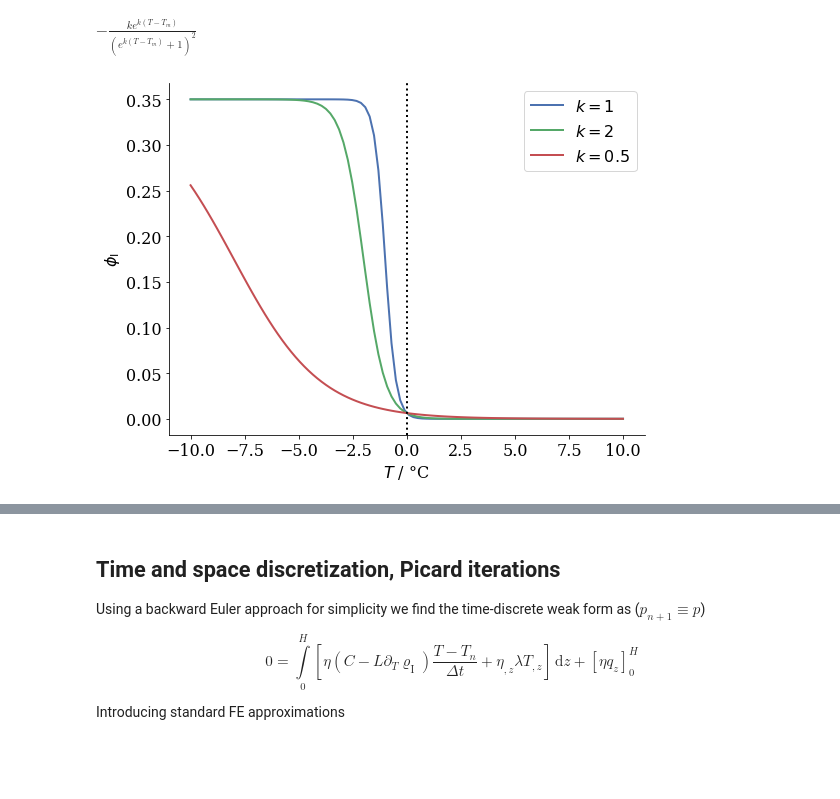
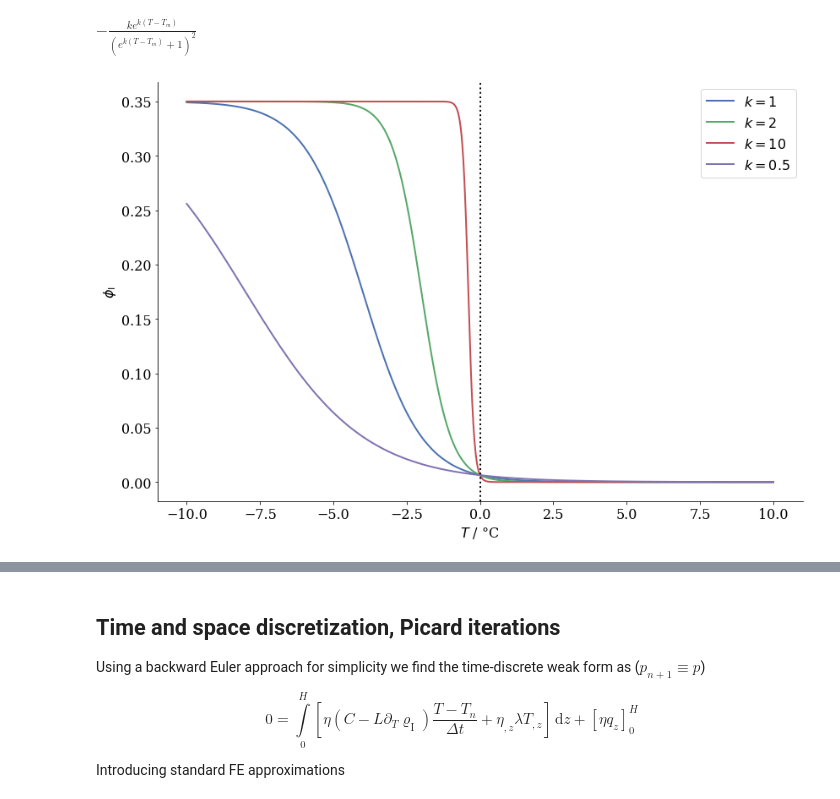
Before and after one commit to nagelt/Numerical_Methods_Introduction, a Jupyter notebook: 10_freeze_thaw.ipynb, the cells around one changed output, grey strips where cells are left out. Saved outputs shown, nothing was run; the diff lists cells and outputs as text; code cells hidden in the pictures; blank space fills up the shorter version.

```diff
--- a/10_freeze_thaw.ipynb
+++ b/10_freeze_thaw.ipynb
@@ -111,16 +111,17 @@ def dphi_I_dT(T,phi=0.35,k=4,T_m=273.15):
     temp = np.exp(k*(T-(T_m-4/k)))
     return -phi*k * temp / (1 + temp)**2
 # %%
-T = np.linspace(-10,10,100)
+T = np.linspace(-10,10,1000)
 fig, ax = plt.subplots()
-ax.plot(T,phi_I(T+273.15),label='$k=1$')
+ax.plot(T,phi_I(T+273.15,k=1),label='$k=1$')
 ax.plot(T,phi_I(T+273.15,k=2),label='$k=2$')
+ax.plot(T,phi_I(T+273.15,k=10),label='$k=10$')
 ax.plot(T,phi_I(T+273.15,k=0.5),label='$k=0.5$')
 #ax.plot(T,dphi_I_dT(T+273.15),label='$k=0.5$')
 ax.axvline(0,ls=':')
 ax.set_xlabel('$T$ / °C')
 ax.set_ylabel('$\\phi_\\mathrm{I}$')
 ax.legend()
 fig.tight_layout();
 # %% [output]
-[figure, old version]
+[figure, new version]
```
Also changed, not shown: parts of 5 cells of this notebook, 1 other file.
